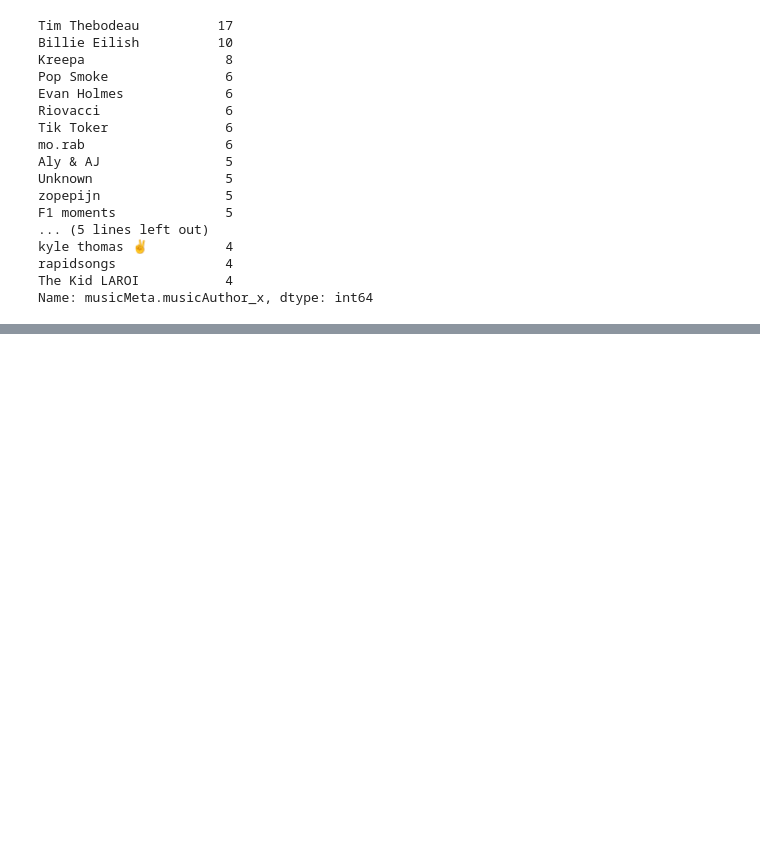
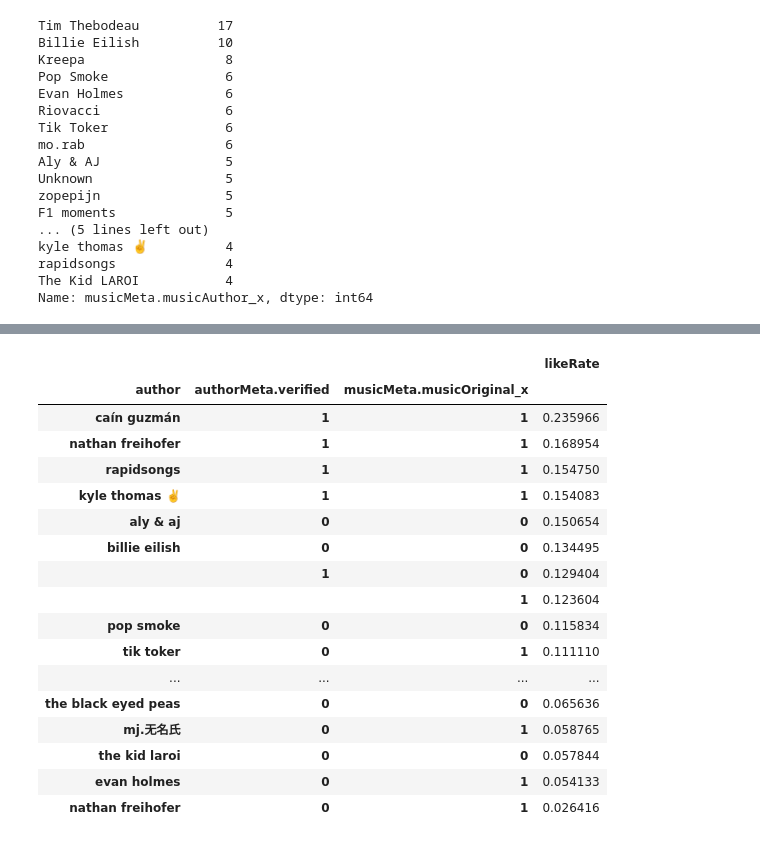
Before and after one commit to ba-group-projects/tiktok-popularity-eda, a Jupyter notebook: tobie_music.ipynb, the cells around one changed output, grey strips where cells are left out. Saved outputs shown, nothing was run; the diff lists cells and outputs as text; code cells hidden in the pictures; blank space fills up the shorter version.

```diff
--- a/tobie_music.ipynb
+++ b/tobie_music.ipynb
@@ -478,2 +562,8 @@ Name: musicMeta.musicAuthor_x, dtype: int64
+# %%
+music_top_20["count"] = ''
 # %%
-top_author = df_merged["musicMeta.musicAuthor_x"].value_counts().head(20)
+music_top_20["count"] = music_meta["musicMeta.musicAuthor_x"].value_counts().head(20)
+# %%
+music_top_20=music_top_20.reset_index()
+music_top_20.columns
+music_top_20.rename(columns={"index":"author"}, inplace=True)
@@ -479,0 +590,5 @@ top_author = df_merged["musicMeta.musicAuthor_x"].value_counts().head(20)
+# %%
+music_join = pd.merge(music_top_20,
+                      music_meta,
+                      left_on='author',
+                      right_on='musicMeta.musicAuthor_x')
@@ -479,0 +618,22 @@ top_author = df_merged["musicMeta.musicAuthor_x"].value_counts().head(20)
+# %%
+music_join[["author", "authorMeta.verified", "musicMeta.musicOriginal_x", "likeRate"]].groupby(
+    ["author", "authorMeta.verified", "musicMeta.musicOriginal_x"]).mean().sort_values(by="likeRate", ascending=False)
+# %% [output]
+|  |  |  | likeRate |
+| author | authorMeta.verified | musicMeta.musicOriginal_x |  |
+| caín guzmán | 1 | 1 | 0.235966 |
+| nathan freihofer | 1 | 1 | 0.168954 |
+| rapidsongs | 1 | 1 | 0.154750 |
+| kyle thomas ✌️ | 1 | 1 | 0.154083 |
+| aly & aj | 0 | 0 | 0.150654 |
+| billie eilish | 0 | 0 | 0.134495 |
+|  | 1 | 0 | 0.129404 |
+|  |  | 1 | 0.123604 |
+| pop smoke | 0 | 0 | 0.115834 |
+| tik toker | 0 | 1 | 0.111110 |
+| ... | ... | ... | ... |
+| the black eyed peas | 0 | 0 | 0.065636 |
+| mj.无名氏 | 0 | 1 | 0.058765 |
+| the kid laroi | 0 | 0 | 0.057844 |
+| evan holmes | 0 | 1 | 0.054133 |
+| nathan freihofer | 0 | 1 | 0.026416 |
```
Also changed, not shown: parts of 26 cells of this notebook, 3 other files.
